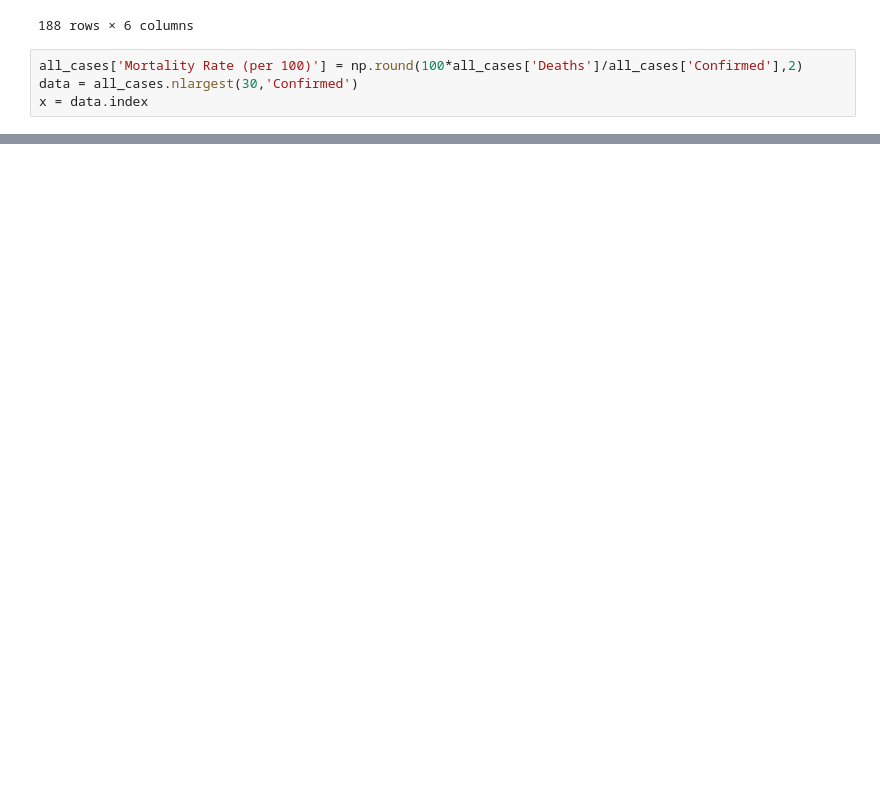
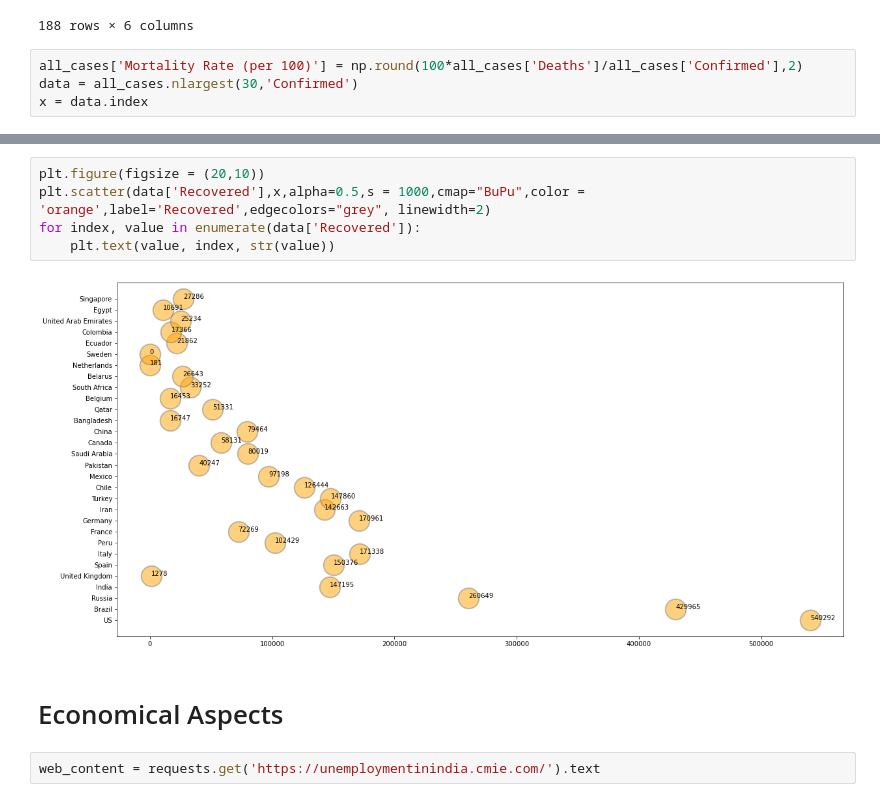
Before and after one commit to RaghavK16/COVID19-Eco-Impact, a Jupyter notebook: covid-effects-economical.ipynb, the cells around one changed output, grey strips where cells are left out. Cells and saved outputs as stored; diff of their text form; blank space fills up the shorter version.

```diff
--- a/covid-effects-economical.ipynb
+++ b/covid-effects-economical.ipynb
@@ -86,0 +87,11 @@ plt.legend()
+# %%
+plt.figure(figsize = (20,10))
+plt.scatter(data['Recovered'],x,alpha=0.5,s = 1000,cmap="BuPu",color = 'orange',label='Recovered',edgecolors="grey", linewidth=2)
+for index, value in enumerate(data['Recovered']):
+    plt.text(value, index, str(value))
+# %% [output]
+[figure, added]
+# %% [markdown]
+# Economical Aspects
+# %%
+web_content = requests.get('https://unemploymentinindia.cmie.com/').text
```
Also changed, not shown: parts of 6 cells of this notebook.
